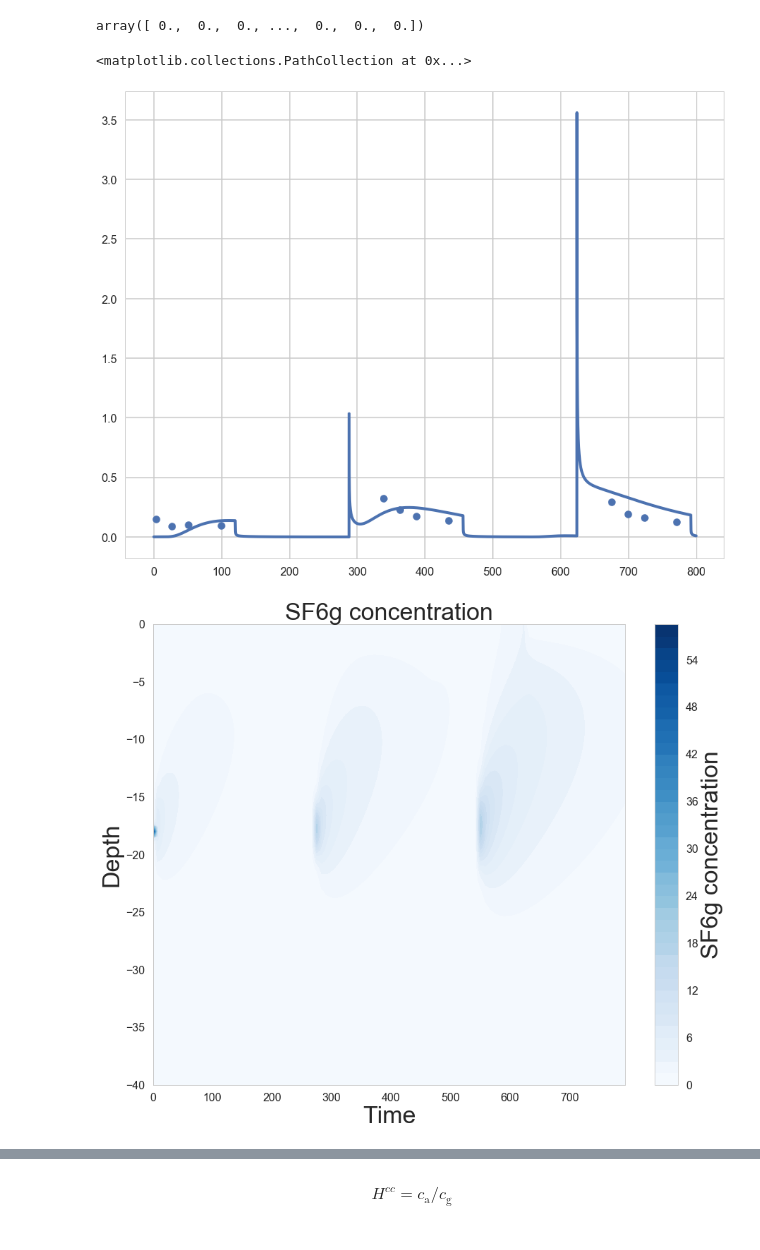
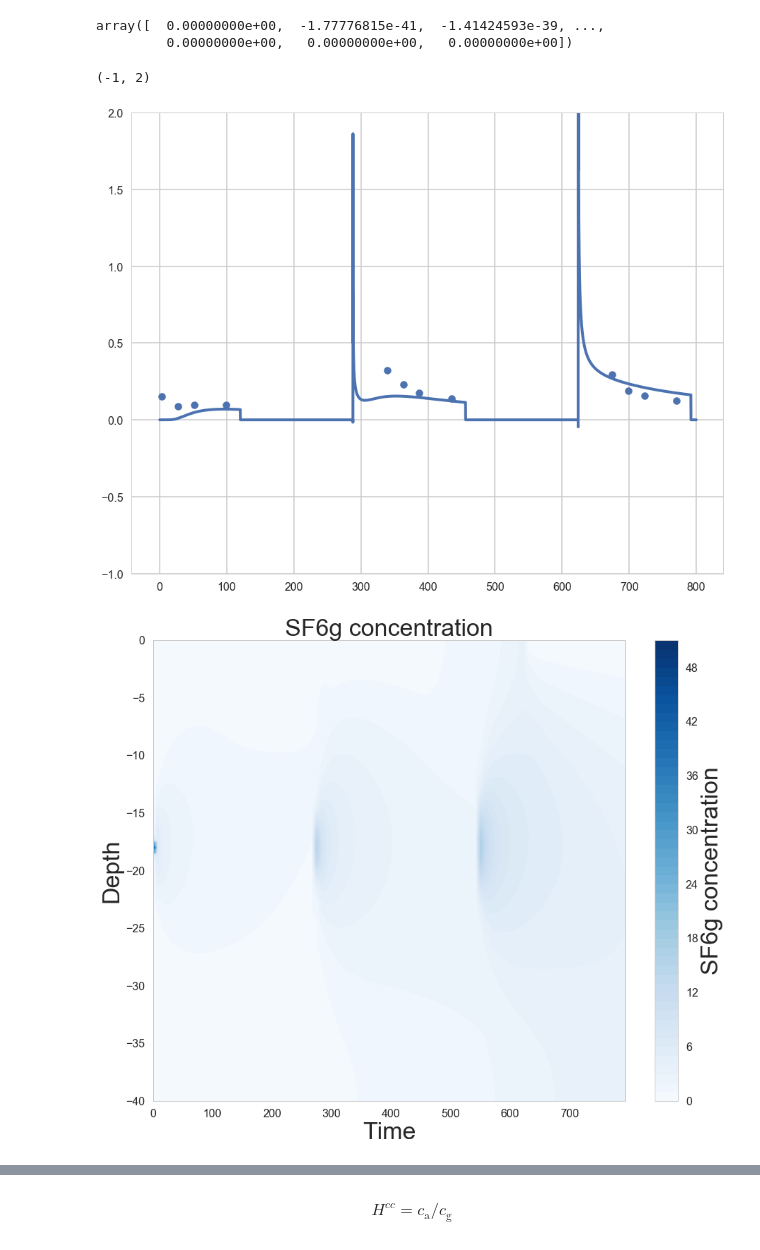
Before and after one commit to biogeochemistry/PorousMediaLab, a Jupyter notebook: examples/Tracer gas/tracer_gas_in_column.ipynb, the cells around one changed output, grey strips where cells are left out. Saved outputs shown, nothing was run; the diff lists cells and outputs as text; code cells hidden in the pictures.

```diff
--- a/examples/Tracer gas/tracer_gas_in_column.ipynb
+++ b/examples/Tracer gas/tracer_gas_in_column.ipynb
@@ -47,9 +47,9 @@ ftc = PorousMediaLab(L, dx, tend, dt, phi)
 # plt.plot(SF6_init)
 # %%
 # theta=0.995
-k=10
+k=15
 # ftc.add_species(is_solute=True, element='SF6w', D=k*D_SF6w, init_C=0, bc_top=0., bc_top_type='flux', bc_bot=0., bc_bot_type='flux')
-ftc.add_species(is_solute=True, element='SF6g', D=k*D_SF6w, init_C=0, bc_top=0., bc_top_type='constant', bc_bot=0., bc_bot_type='flux', rising_velocity=0.08)
+ftc.add_species(is_solute=True, element='SF6g', D=k*D_SF6w, init_C=0, bc_top=0., bc_top_type='constant', bc_bot=0., bc_bot_type='flux', rising_velocity=0.02)
 # ftc.add_species(is_solute=True, element='tracer', D=D_SF6g, init_C=1, bc_top=0., bc_top_type='flux', bc_bot=0., bc_bot_type='flux')
 # ftc.add_henry_law_equilibrium(aq='SF6w', gas='SF6g', Hcc=SF6_Hcc)
 # %%
@@ -65,6 +65,7 @@ Fx = np.zeros(t.size)
 for i in range(0, len(ftc.time)):
     if (ftc.time[i] > 120 and ftc.time[i] < 288) or (ftc.time[i] > 456 and ftc.time[i] < 624) or (ftc.time[i] > 792 and ftc.time[i] < 1008):
         ftc.change_boundary_conditions('SF6g', i, bc_top=0., bc_top_type='flux')
+        Fx[i] = 0
     else:
         ftc.change_boundary_conditions('SF6g', i, bc_top=0, bc_top_type='constant')
         Fx[i] = ftc.estimate_flux_at_top('SF6g', i)
@@ -101,24 +103,25 @@ plt.ylim([0,8])
 # %%
 Fx
 # %% [output]
-array([ 0.,  0.,  0., ...,  0.,  0.,  0.])
+array([  0.00000000e+00,  -1.77776815e-41,  -1.41424593e-39, ...,
+         0.00000000e+00,   0.00000000e+00,   0.00000000e+00])
 # %%
-F = ftc.estimate_flux_at_top('SF6g') # gas flux
+# F = ftc.estimate_flux_at_top('SF6g') # gas flux
 
-plt.plot(ftc.time, F)
+plt.plot(ftc.time, Fx)
 # plt.plot(T_frz, [0] )
 # F2 = ftc.estimate_flux_at_top('SF6w') # dissolved gas flux
 # plt.plot(ftc.time, F2)
 
 plt.scatter((Tm[::2]+1), dCh*Vh/SA/dT)
-# plt.ylim([0,1])
+plt.ylim([-1,2])
 # %% [output]
-<matplotlib.collections.PathCollection at 0x...>
+(-1, 2)
-[figure, old version]
+[figure, new version]
 # %%
 ftc.plot_contourplots(labels=False)
 # %% [output]
-[figure, old version]
+[figure, new version]
 # %%
 ftc.plot_profiles()
 # %% [output]
```
Also changed, not shown: parts of 5 cells of this notebook, 2 other files.
